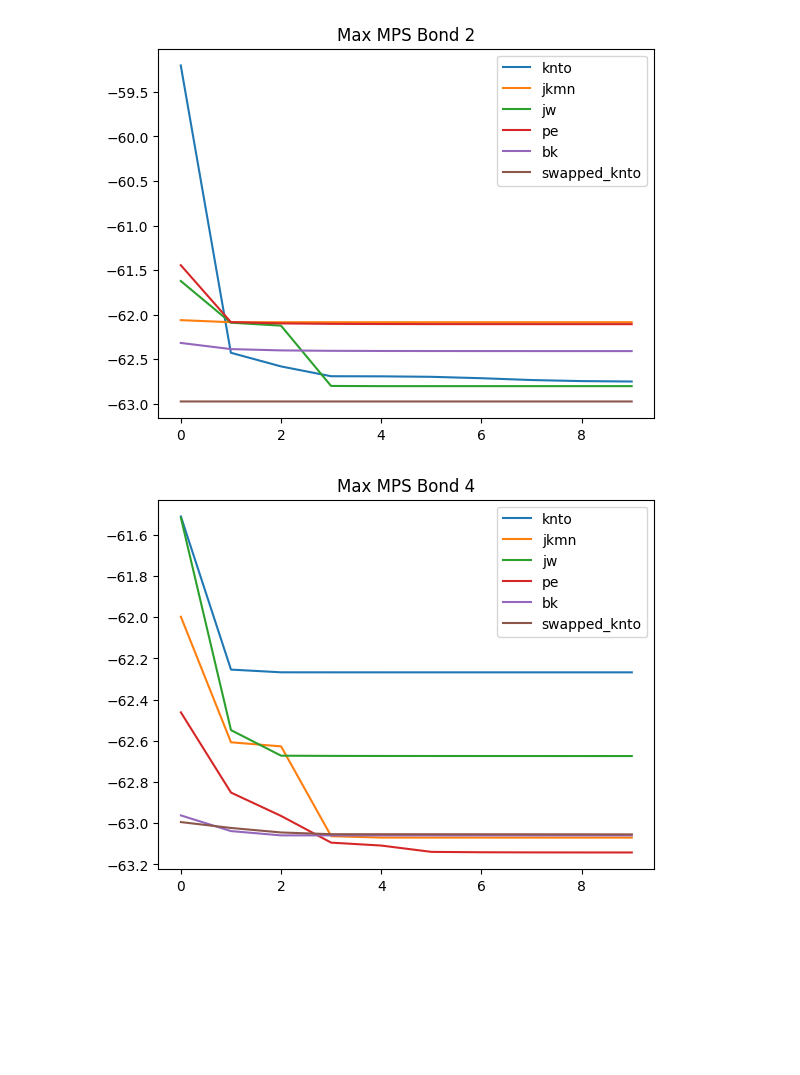
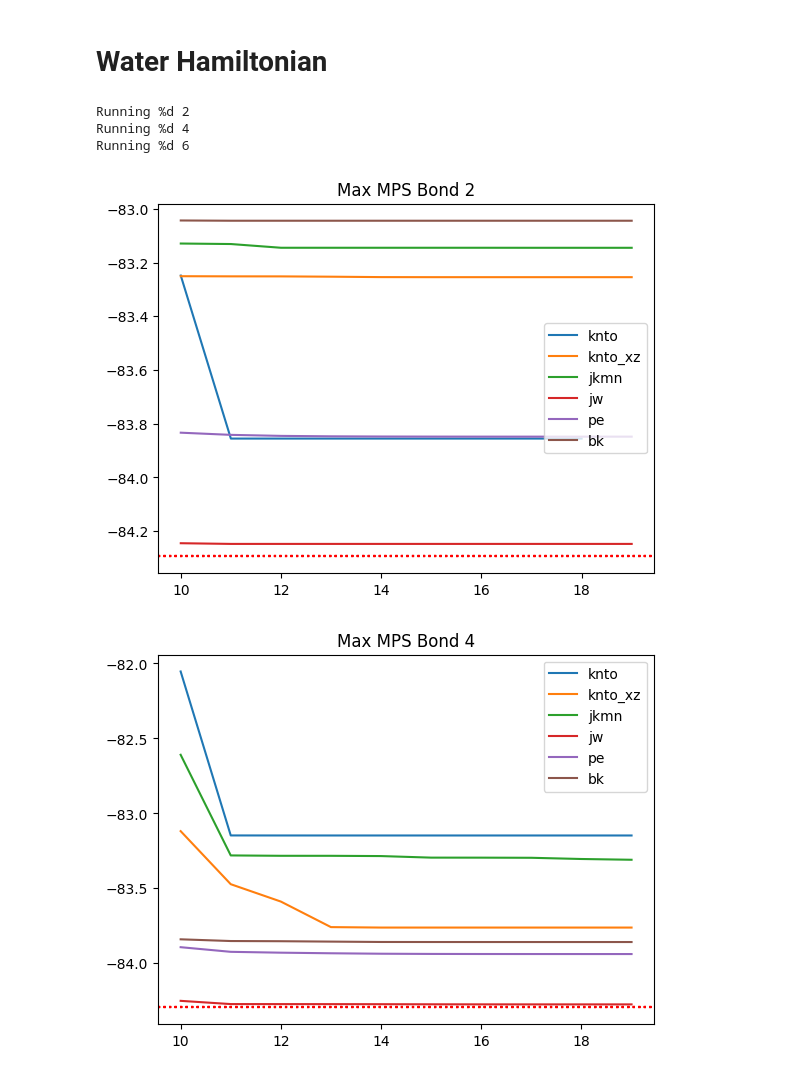
Before and after one commit to UCL-CCS/TN4QA, a Jupyter notebook: notebooks/test_encodings.ipynb, the cells around one changed output. Cells and saved outputs as stored; diff of their text form; code cells hidden in the pictures; blank space fills up the shorter version.

Commit message:
save encoding hamiltonians

```diff
--- a/notebooks/test_encodings.ipynb
+++ b/notebooks/test_encodings.ipynb
@@ -11,12 +11,12 @@ from tn4qa.dmrg import FermionDMRG, QubitDMRG
 np.random.seed(2)
 cwd = os.getcwd()
 
-def test_QubitDMRG(filename, max_bond):
+def test_QubitDMRG(filename, max_bond, max_runs = 10):
     location = os.path.join(cwd, filename)
     with open(location) as f:
         ham_dict = json.load(f)
-    dmrg = QubitDMRG(ham_dict, max_mps_bond=max_bond, method="one-site")
-    energy, _ = dmrg.run(10)
+    dmrg = QubitDMRG(ham_dict, max_mps_bond=max_bond, method="two-site")
+    energy, _ = dmrg.run(max_runs)
     return dmrg.all_energies
 
 
@@ -31,12 +31,19 @@ def test_timings(filename):
     stop1 = default_timer()
     return energy, stop1 - start
 # %%
-def run_max_bond(max_bond):
+def run_max_bond(max_bond, folder, max_runs = 10):
     outputs = {}
-    outputs["knto"]= test_QubitDMRG("hamiltonians/knto.json", max_bond)
-    outputs["jkmn"] = test_QubitDMRG("hamiltonians/jkmn.json", max_bond)
-    outputs["jw"] = test_QubitDMRG("hamiltonians/jw.json", max_bond)
-    outputs["pe"]= test_QubitDMRG("hamiltonians/pe.json", max_bond)
-    outputs["bk"] = test_QubitDMRG("hamiltonians/bk.json", max_bond)
-    outputs["swapped_knto"] = test_QubitDMRG("hamiltonians/xz_swapped_knto.json", max_bond)
+    outputs["knto"]= test_QubitDMRG(folder + "/knto.json", max_bond, max_runs)
+    outputs["knto_xz"]= test_QubitDMRG(folder + "/knto_xz_swap.json", max_bond, max_runs)
+    outputs["jkmn"] = test_QubitDMRG(folder + "/jkmn.json", max_bond, max_runs)
+    outputs["jw"] = test_QubitDMRG(folder + "/jw.json", max_bond, max_runs)
+    outputs["pe"]= test_QubitDMRG(folder + "/pe.json", max_bond, max_runs)
+    outputs["bk"] = test_QubitDMRG(folder + "/bk.json", max_bond, max_runs)
+    # outputs["jw_pe"] = test_QubitDMRG(folder + "/jw_10_pe_4.json", max_bond)
+    # outputs["all_y"] = test_QubitDMRG(folder + "/all_y.json", max_bond)
+    # outputs["jw_5nto"] = test_QubitDMRG(folder + "/jw_with_5knto.json", max_bond)
+    # outputs["jw_3nto"] = test_QubitDMRG(folder + "/jw_with_3knto.json", max_bond)
+    # outputs["pe_5nto"] = test_QubitDMRG(folder + "/pe_with_5knto.json", max_bond)
+    # outputs["pe_3nto"] = test_QubitDMRG(folder + "/pe_with_3knto.json", max_bond)
+    # outputs["original knto"] = test_QubitDMRG(folder + "/original knto.json", max_bond)
     return outputs
@@ -56,11 +50,23 @@ vals = {"2":two, "4":four, "8":eight, "12":twelve, "16":sixteen}
+# %% [markdown]
+# Water Hamiltonian
+# %%
+vals = {}
+for val in range(2, 7, 2):
+    print("Running %d", val)
+    vals[str(val)]= run_max_bond(val, "sto-3g/water")
+# %% [output]
+Running %d 2
+Running %d 4
+Running %d 6
 # %%
 import matplotlib.pyplot as plt
 for max_bond, set in vals.items():
-    for encoding in set:
-        plt.plot(set[encoding], label=encoding)
+    for encoding in set:#['k-nto (7)', 'jw', 'pe', 'kb']:
+        plt.plot(set[encoding], label=encoding.replace("flower","5nto"))
+        plt.axhline(y=-84.2948, color='r', linestyle=':')
     plt.title(f"Max MPS Bond {max_bond}")
     plt.legend()
     plt.show()
 # %% [output]
-[figure, old version]
+[figure, new version]
-[figure, old version]
+[figure, new version]
```
Also changed, not shown: parts of 18 cells of this notebook, 49 other files.
